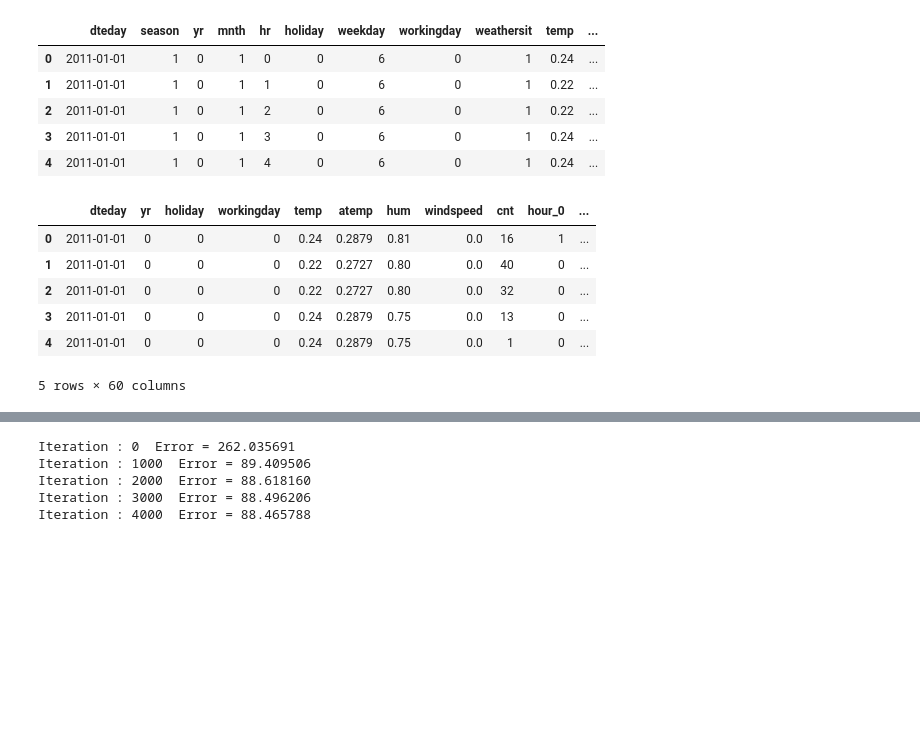
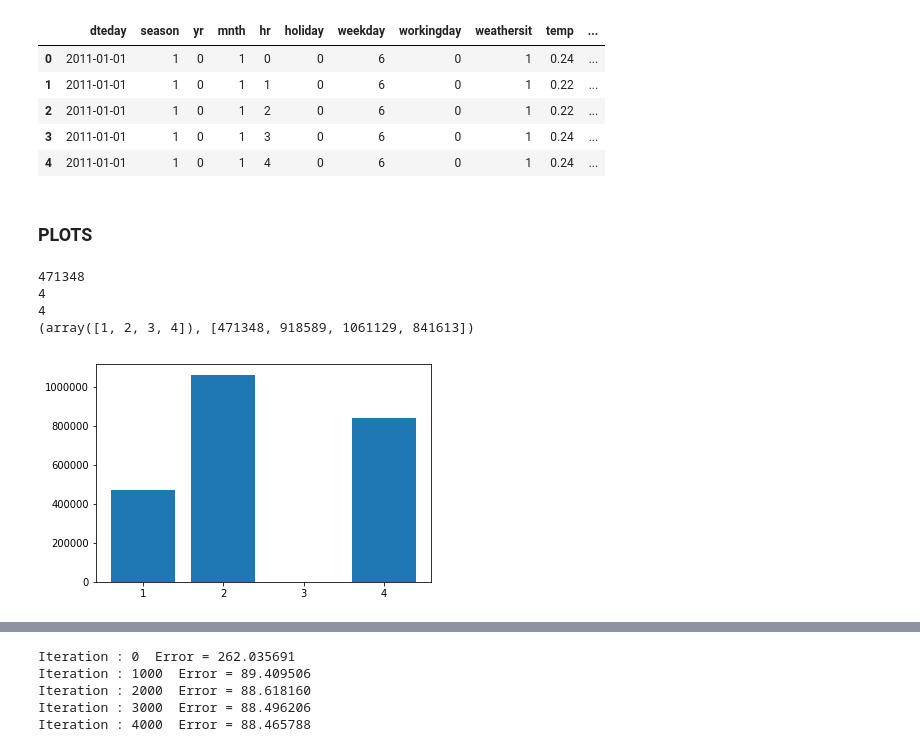
Before and after one commit to ashutoshtiwari128/Riddikulus, a Jupyter notebook: Question4.ipynb, the cells around one changed output, grey strips where cells are left out. Drawn from its saved outputs; the diff is of its cells as text; code cells hidden in the pictures; blank space fills up the shorter version.

```diff
--- a/Question4.ipynb
+++ b/Question4.ipynb
@@ -33,26 +25,26 @@ df.head()
 | 2 | 2011-01-01 | 1 | 0 | 1 | 2 | 0 | 6 | 0 | 1 | 0.22 | ... |
 | 3 | 2011-01-01 | 1 | 0 | 1 | 3 | 0 | 6 | 0 | 1 | 0.24 | ... |
 | 4 | 2011-01-01 | 1 | 0 | 1 | 4 | 0 | 6 | 0 | 1 | 0.24 | ... |
-# %%
-h = pd.get_dummies(df['hr'], prefix = "hour")
-df = pd.concat([df, h], axis = 1)
-w = pd.get_dummies(df['weathersit'], prefix = "weather")
-df = pd.concat([df, w], axis = 1)
-m = pd.get_dummies(df['mnth'], prefix = "month")
-df = pd.concat([df, m], axis = 1)
-s = pd.get_dummies(df['season'], prefix = "season")
-df = pd.concat([df, s], axis = 1)
-wd = pd.get_dummies(df['weekday'], prefix = "weekday")
-df = pd.concat([df, wd], axis = 1)
-
-df.drop(columns = ['hr', 'weathersit', 'mnth', 'season', 'weekday'], inplace = True)
-
-df.head()
-# %% [output]
-|  | dteday | yr | holiday | workingday | temp | atemp | hum | windspeed | cnt | hour_0 | ... |
-| 0 | 2011-01-01 | 0 | 0 | 0 | 0.24 | 0.2879 | 0.81 | 0.0 | 16 | 1 | ... |
-| 1 | 2011-01-01 | 0 | 0 | 0 | 0.22 | 0.2727 | 0.80 | 0.0 | 40 | 0 | ... |
-| 2 | 2011-01-01 | 0 | 0 | 0 | 0.22 | 0.2727 | 0.80 | 0.0 | 32 | 0 | ... |
-| 3 | 2011-01-01 | 0 | 0 | 0 | 0.24 | 0.2879 | 0.75 | 0.0 | 13 | 0 | ... |
-| 4 | 2011-01-01 | 0 | 0 | 0 | 0.24 | 0.2879 | 0.75 | 0.0 | 1 | 0 | ... |
-5 rows × 60 columns
+# %% [markdown]
+### PLOTS
+# %%
+#print(df['season'])
+xs = pd.unique(df['season'])
+ys = []
+for i in range(len(xs)):
+    v = df.loc[df['season'] == xs[i], 'cnt'].sum()
+    ys.append(v)
+print(df.loc[df['season'] == xs[0], 'cnt'].sum())
+print(len(xs))
+print(len(ys))
+print(xs, ys)
+
+plt.figure()
+plt.bar(['1', '2', '3', '4'], ys)
+plt.show()
+# %% [output]
+471348
+4
+4
+(array([1, 2, 3, 4]), [471348, 918589, 1061129, 841613])
+[figure, added]
```
Also changed, not shown: parts of 58 cells of this notebook.
